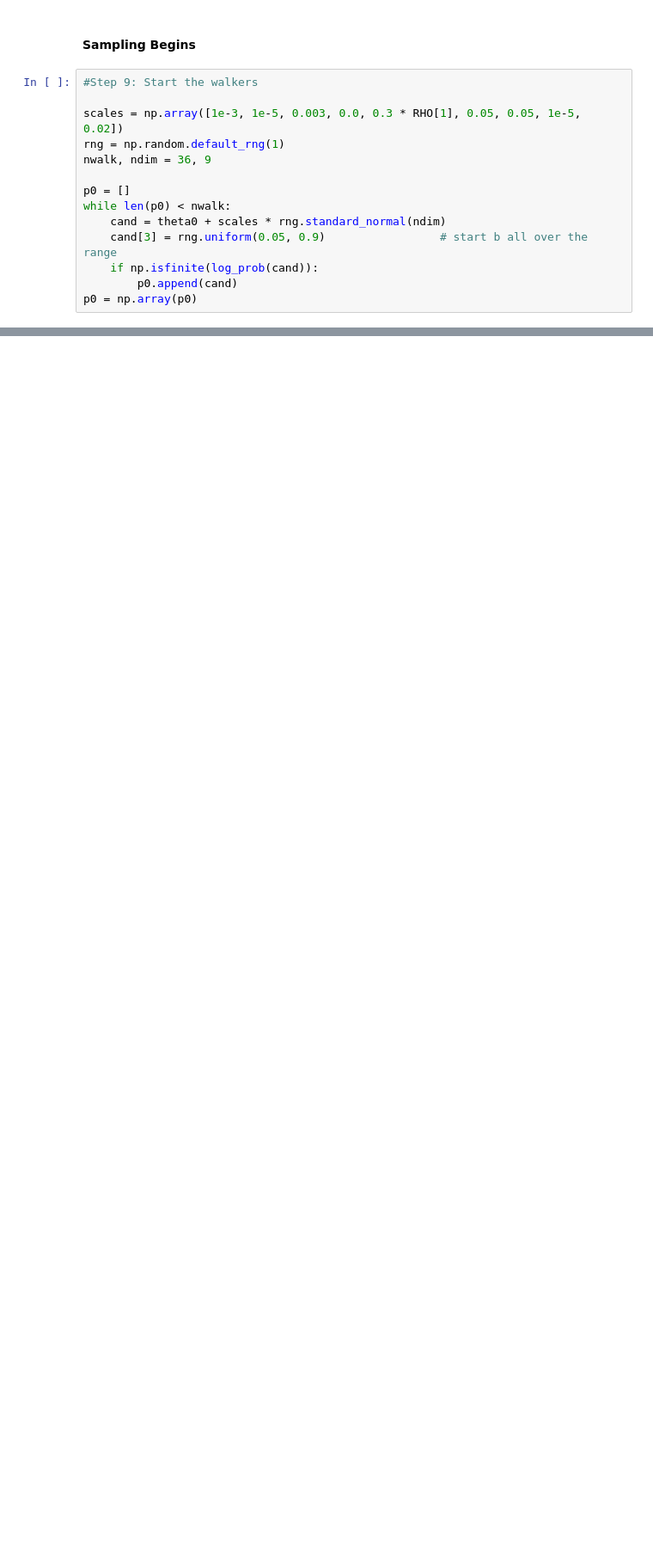
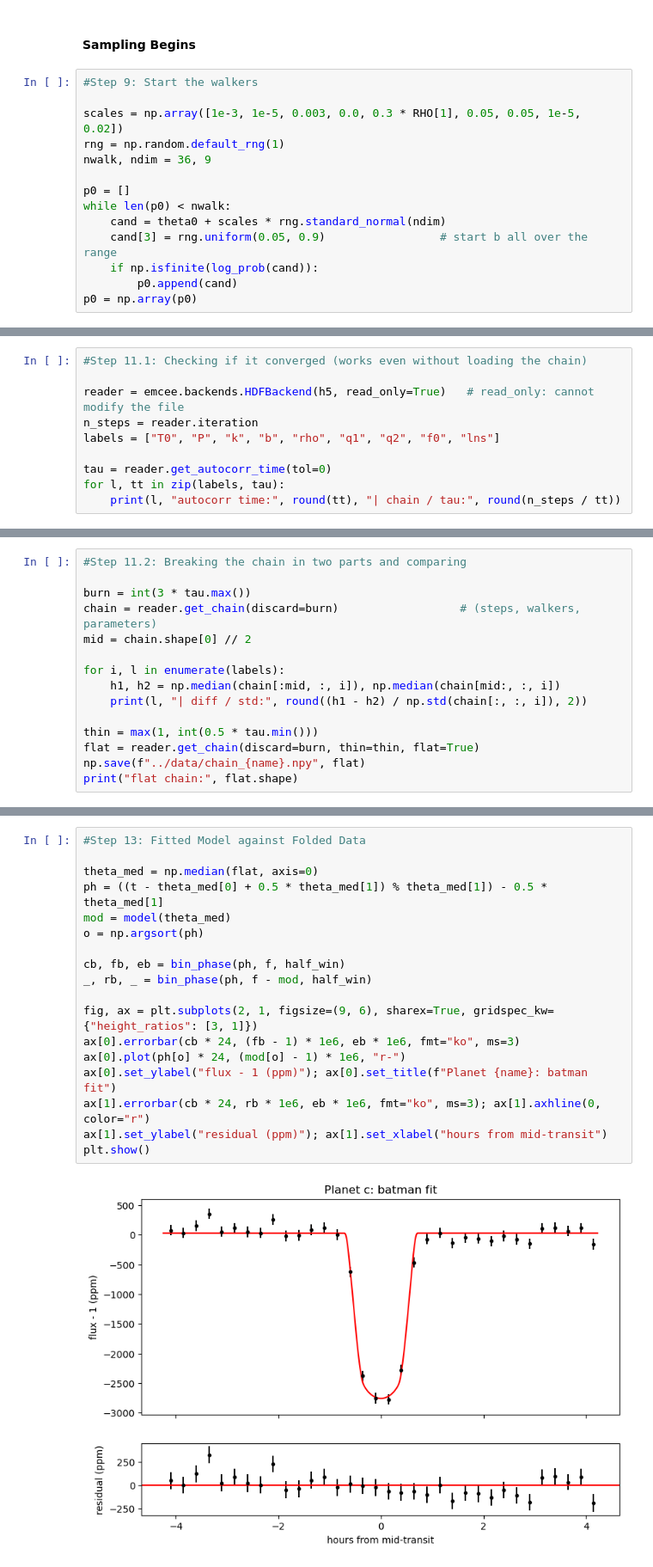
Before and after one commit to astroshantanu/toi700-transit-reanalysis, a Jupyter notebook: notebooks/05_batman_fit.ipynb, the cells around one changed output, grey strips where cells are left out. Shown at 86% size. Cells and saved outputs as stored; diff of their text form; blank space fills up the shorter version.

Commit message:
Continuing batman for c

```diff
--- a/notebooks/05_batman_fit.ipynb
+++ b/notebooks/05_batman_fit.ipynb
@@ -248,0 +210,10 @@ print(flat.shape)
+# %%
+#Step 11.1: Checking if it converged (works even without loading the chain)
+
+reader = emcee.backends.HDFBackend(h5, read_only=True)   # read_only: cannot modify the file
+n_steps = reader.iteration
+labels = ["T0", "P", "k", "b", "rho", "q1", "q2", "f0", "lns"]
+
+tau = reader.get_autocorr_time(tol=0)
+for l, tt in zip(labels, tau):
+    print(l, "autocorr time:", round(tt), "| chain / tau:", round(n_steps / tt))
@@ -248,0 +230,15 @@ print(flat.shape)
+# %%
+#Step 11.2: Breaking the chain in two parts and comparing
+
+burn = int(3 * tau.max())
+chain = reader.get_chain(discard=burn)                  # (steps, walkers, parameters)
+mid = chain.shape[0] // 2
+
+for i, l in enumerate(labels):
+    h1, h2 = np.median(chain[:mid, :, i]), np.median(chain[mid:, :, i])
+    print(l, "| diff / std:", round((h1 - h2) / np.std(chain[:, :, i]), 2))
+
+thin = max(1, int(0.5 * tau.min()))
+flat = reader.get_chain(discard=burn, thin=thin, flat=True)
+np.save(f"../data/chain_{name}.npy", flat)
+print("flat chain:", flat.shape)
@@ -248,0 +300,20 @@ print(flat.shape)
+# %%
+#Step 13: Fitted Model against Folded Data
+
+theta_med = np.median(flat, axis=0)
+ph = ((t - theta_med[0] + 0.5 * theta_med[1]) % theta_med[1]) - 0.5 * theta_med[1]
+mod = model(theta_med)
+o = np.argsort(ph)
+
+cb, fb, eb = bin_phase(ph, f, half_win)
+_, rb, _ = bin_phase(ph, f - mod, half_win)
+
+fig, ax = plt.subplots(2, 1, figsize=(9, 6), sharex=True, gridspec_kw={"height_ratios": [3, 1]})
+ax[0].errorbar(cb * 24, (fb - 1) * 1e6, eb * 1e6, fmt="ko", ms=3)
+ax[0].plot(ph[o] * 24, (mod[o] - 1) * 1e6, "r-")
+ax[0].set_ylabel("flux - 1 (ppm)"); ax[0].set_title(f"Planet {name}: batman fit")
+ax[1].errorbar(cb * 24, rb * 1e6, eb * 1e6, fmt="ko", ms=3); ax[1].axhline(0, color="r")
+ax[1].set_ylabel("residual (ppm)"); ax[1].set_xlabel("hours from mid-transit")
+plt.show()
+# %% [output]
+[figure, added]
```
Also changed, not shown: parts of 19 cells of this notebook, 1 other file.
